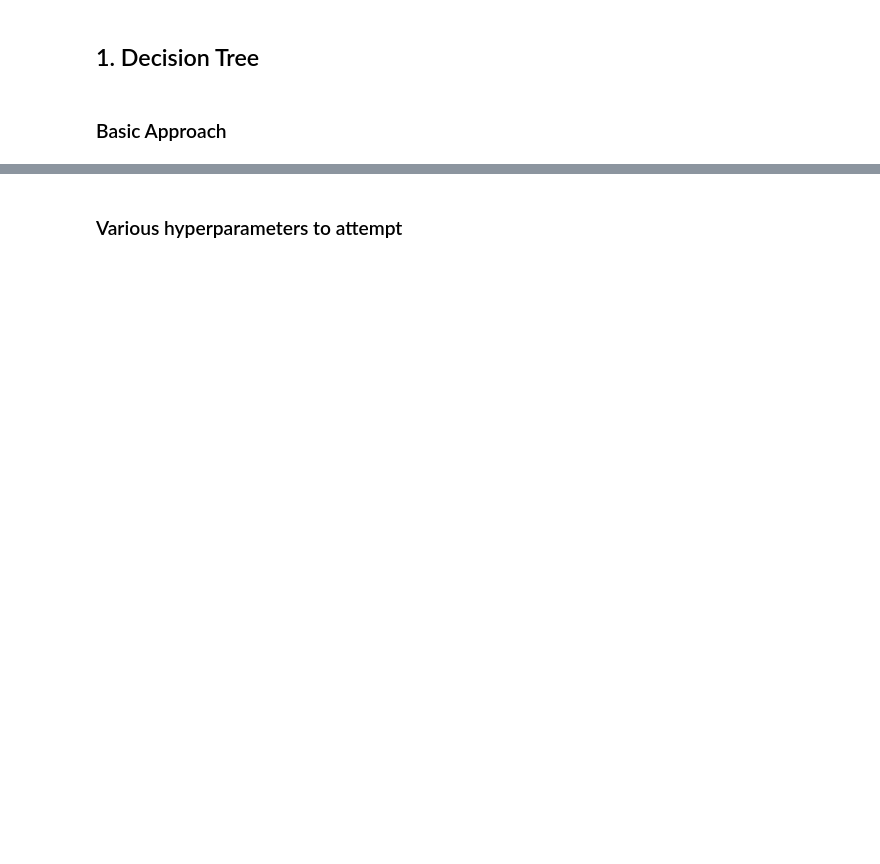
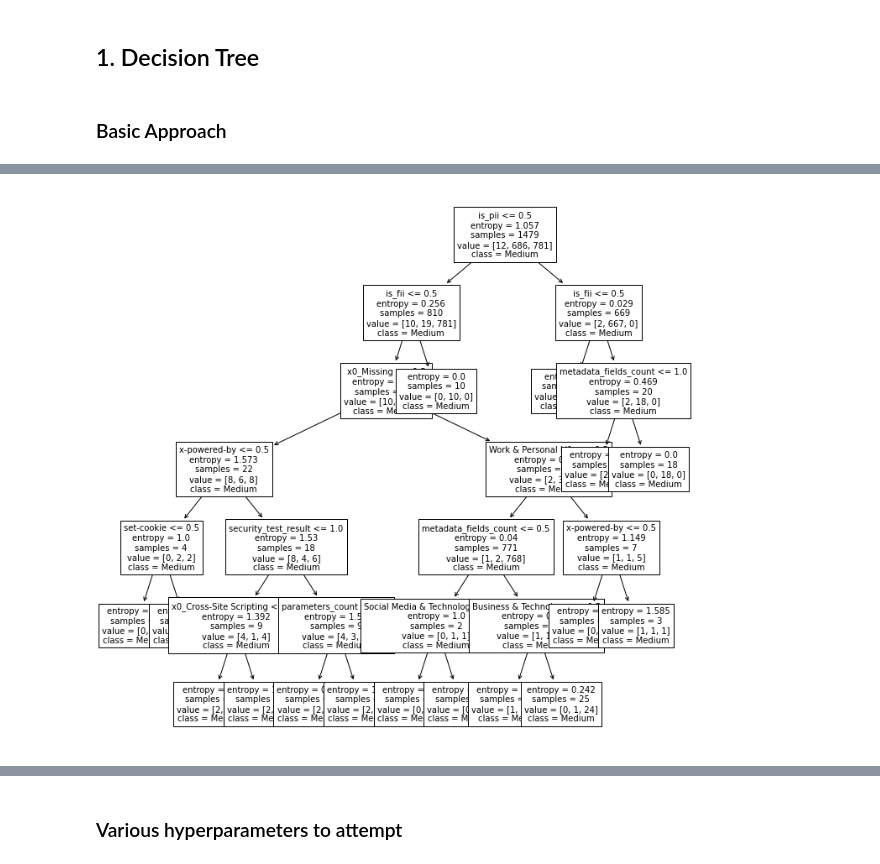
Before and after one commit to teejlab/API-Risk-Assessment-Framework, a Jupyter notebook: ml/treebasedmodels.ipynb, the cells around one changed output, grey strips where cells are left out. Saved outputs shown, nothing was run; the diff lists cells and outputs as text; code cells hidden in the pictures; blank space fills up the shorter version.

```diff
--- a/ml/treebasedmodels.ipynb
+++ b/ml/treebasedmodels.ipynb
@@ -36,0 +46,3 @@ from sklearn.model_selection import (
+# %%
+df['Risk_Label'] = df['Risk_Label'].astype('category')
+df['Risk_Label']
@@ -37,4 +63,6 @@ from sklearn.model_selection import (
 # %%
-# X = df.drop(columns = ['label'])
-# y = df['label']
-# X_train, X_test, y_train, y_test = train_test_split(X, y, test_size=0.2)
+# dropped security_test_category
+X = df.drop(columns = ['Risk_Label', 'security_test_category'])
+y = df['Risk_Label']
+
+X_train, X_test, y_train, y_test = train_test_split(X, y, test_size=0.2)
@@ -40,0 +85,3 @@ from sklearn.model_selection import (
+# %%
+scaler = StandardScaler()
+scaler.fit(X_train)
@@ -44,6 +93,6 @@ from sklearn.model_selection import (
 ### Basic Approach
 # %%
 # https://scikit-learn.org/stable/modules/generated/sklearn.tree.DecisionTreeClassifier.html
-clf = tree.DecisionTreeClassifier(random_state=37)
+clf = tree.DecisionTreeClassifier(random_state=37, max_depth=6, criterion='entropy')
 # %%
 clf = clf.fit(X_train,y_train)
@@ -50,5 +119,14 @@ clf = clf.fit(X_train,y_train)
 # %%
 # Visualise the tree
-tree.plot_tree(clf)
+fig, axes = plt.subplots(nrows = 1,ncols = 1, figsize=(12,12))
+fn = list(X_train)
+cn = list(y_train)
+tree.plot_tree(clf,
+              feature_names = fn,
+              class_names = cn,
+              fontsize=10)
+fig.savefig('trial.png')
+# %% [output]
+[figure, added]
 # %%
 # Alternative visualisation
```
Also changed, not shown: parts of 30 cells of this notebook.
